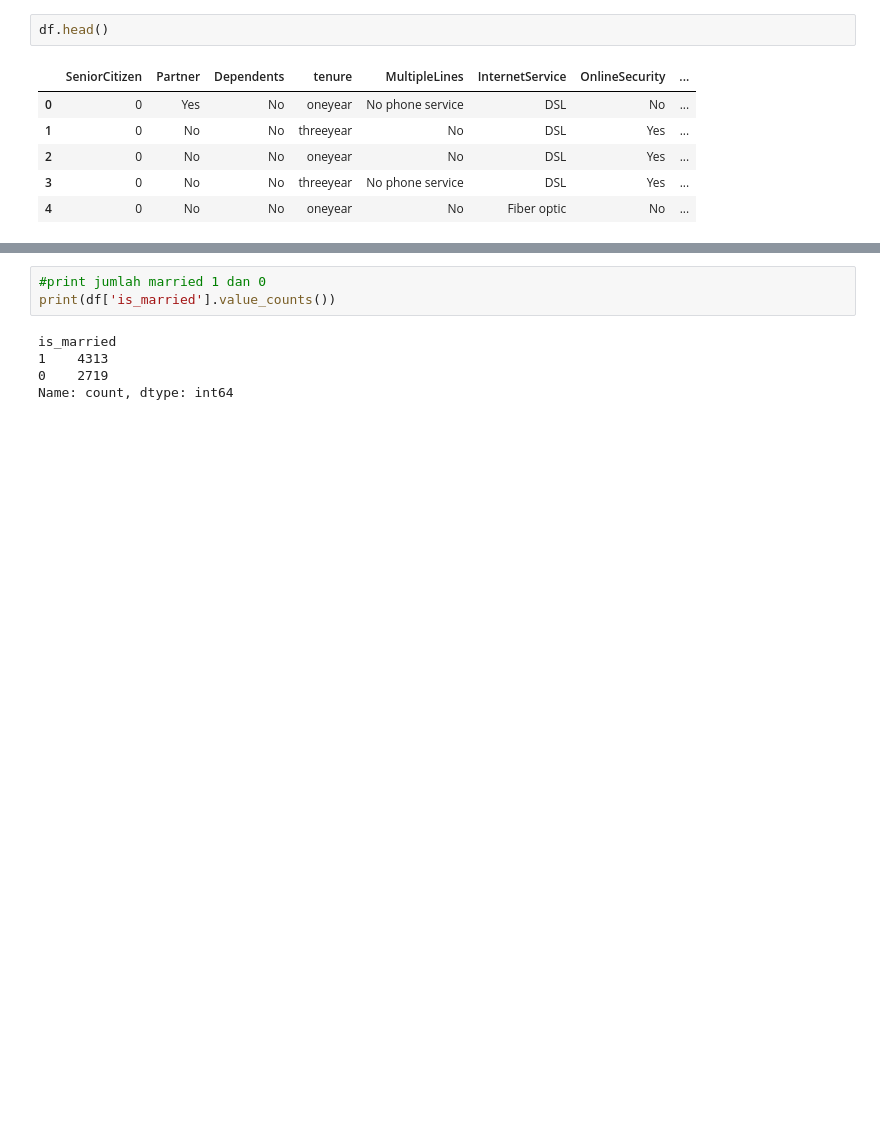
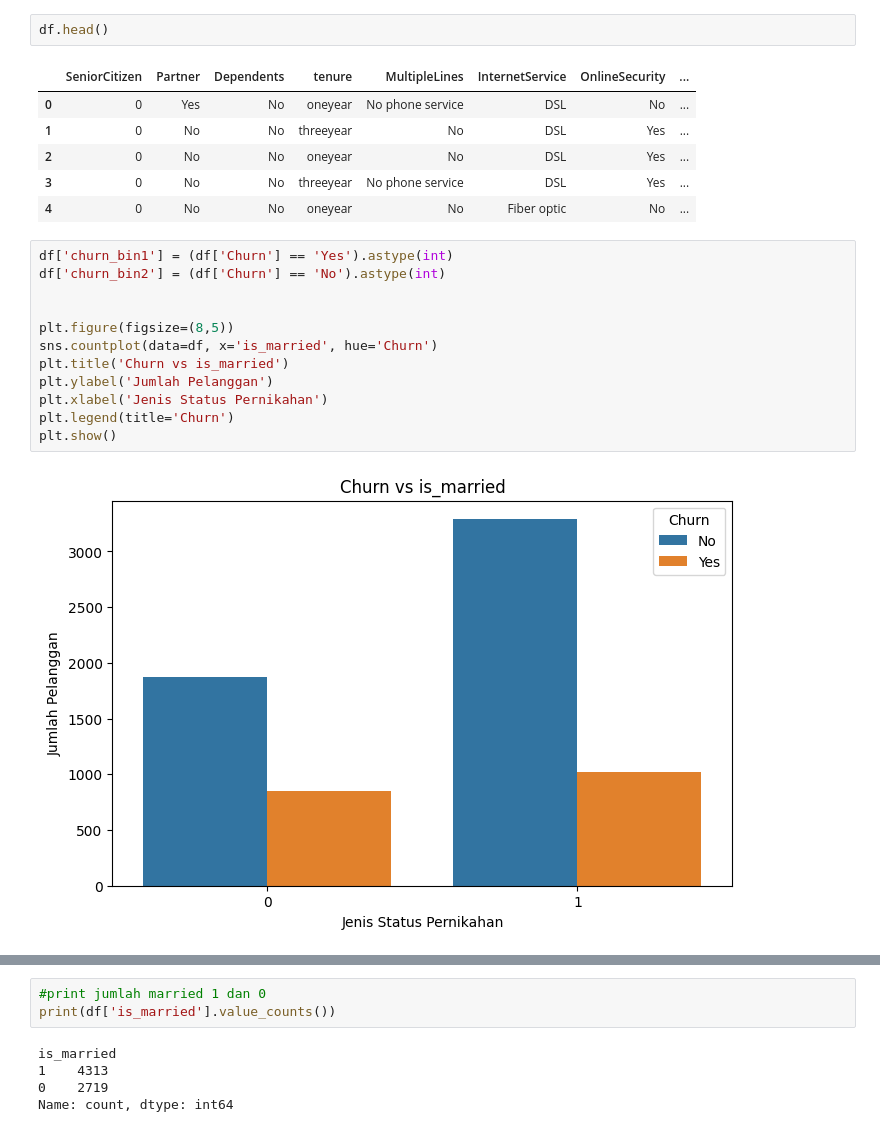
Before and after one commit to AgungHari/Rakamin_HW_MachineLearning_SupervisedLearning_2, a Jupyter notebook: Homework/Part2.ipynb, the cells around one changed output, grey strips where cells are left out. Saved outputs shown, nothing was run; the diff lists cells and outputs as text; blank space fills up the shorter version.

```diff
--- a/Homework/Part2.ipynb
+++ b/Homework/Part2.ipynb
@@ -119,3 +119,17 @@ df.head()
 | 2 | 0 | No | No | oneyear | No | DSL | Yes | ... |
 | 3 | 0 | No | No | threeyear | No phone service | DSL | Yes | ... |
 | 4 | 0 | No | No | oneyear | No | Fiber optic | No | ... |
+# %%
+df['churn_bin1'] = (df['Churn'] == 'Yes').astype(int)
+df['churn_bin2'] = (df['Churn'] == 'No').astype(int)
+
+
+plt.figure(figsize=(8,5))
+sns.countplot(data=df, x='is_married', hue='Churn')
+plt.title('Churn vs is_married')
+plt.ylabel('Jumlah Pelanggan')
+plt.xlabel('Jenis Status Pernikahan')
+plt.legend(title='Churn')
+plt.show()
+# %% [output]
+[figure, added]
```
Also changed, not shown: parts of 2 cells of this notebook, 9 other files.
